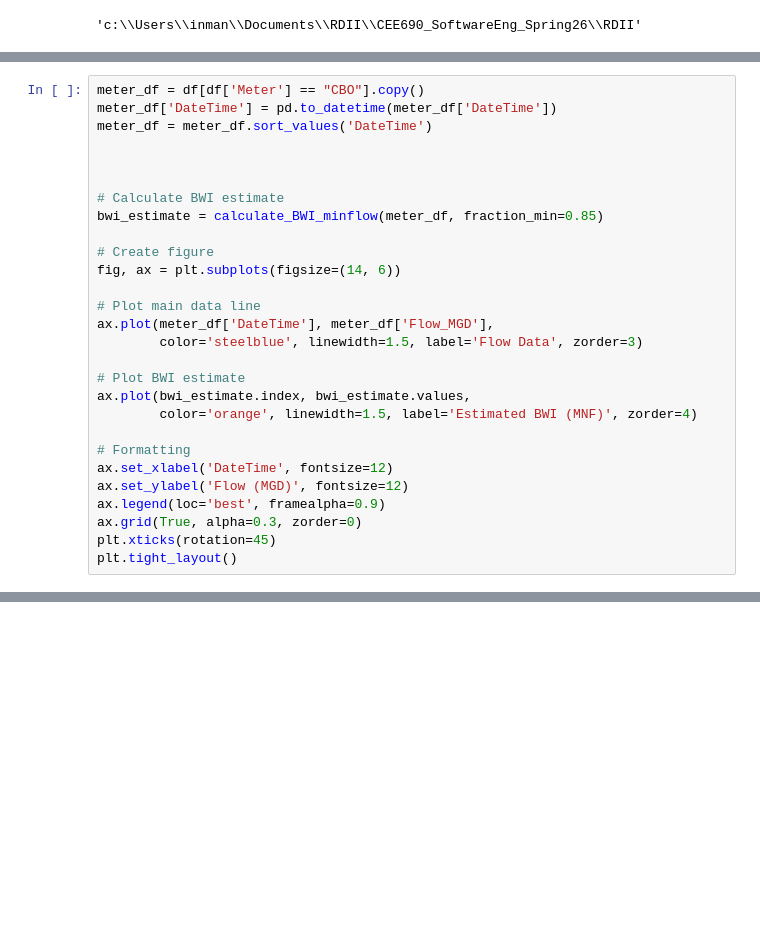
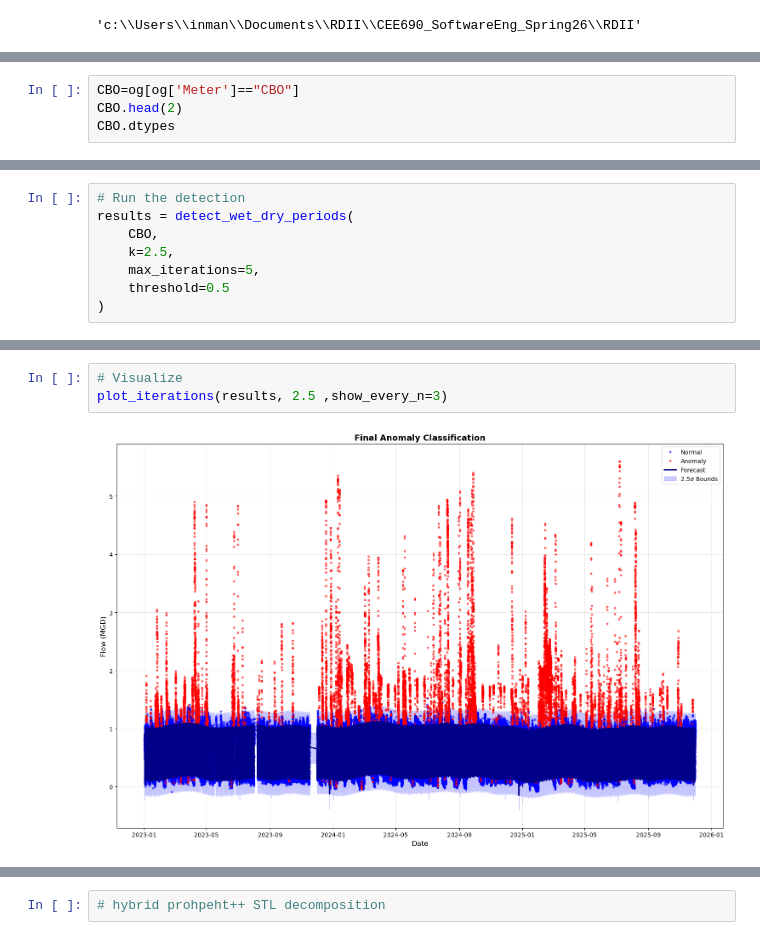
Before and after one commit to inmang13/CEE690_SoftwareEng_Spring26, a Jupyter notebook: RDII/scripts/scrap.ipynb, the cells around one changed output, grey strips where cells are left out. Saved outputs shown, nothing was run; the diff lists cells and outputs as text; blank space fills up the shorter version.

```diff
--- a/RDII/scripts/scrap.ipynb
+++ b/RDII/scripts/scrap.ipynb
@@ -181,28 +22,0 @@ def calculate_BWI_minflow(df, fraction_min=0.85, rolling_window=30, night_start=
-# %%
-meter_df = df[df['Meter'] == "CBO"].copy()
-meter_df['DateTime'] = pd.to_datetime(meter_df['DateTime'])
-meter_df = meter_df.sort_values('DateTime')
-
-
-
-# Calculate BWI estimate
-bwi_estimate = calculate_BWI_minflow(meter_df, fraction_min=0.85)
-
-# Create figure
-fig, ax = plt.subplots(figsize=(14, 6))
-
-# Plot main data line
-ax.plot(meter_df['DateTime'], meter_df['Flow_MGD'],
-        color='steelblue', linewidth=1.5, label='Flow Data', zorder=3)
-
-# Plot BWI estimate
-ax.plot(bwi_estimate.index, bwi_estimate.values,
-        color='orange', linewidth=1.5, label='Estimated BWI (MNF)', zorder=4)
-
-# Formatting
-ax.set_xlabel('DateTime', fontsize=12)
-ax.set_ylabel('Flow (MGD)', fontsize=12)
-ax.legend(loc='best', framealpha=0.9)
-ax.grid(True, alpha=0.3, zorder=0)
-plt.xticks(rotation=45)
-plt.tight_layout()
@@ -635,0 +253,4 @@ plt.show()
+# %%
+CBO=og[og['Meter']=="CBO"]
+CBO.head(2)
+CBO.dtypes
@@ -635,0 +265,8 @@ plt.show()
+# %%
+# Run the detection
+results = detect_wet_dry_periods(
+    CBO,
+    k=2.5,
+    max_iterations=5,
+    threshold=0.5
+)
@@ -635,0 +399,5 @@ plt.show()
+# %%
+# Visualize
+plot_iterations(results, 2.5 ,show_every_n=3)
+# %% [output]
+[figure, added]
@@ -635,0 +405,2 @@ plt.show()
+# %%
+# hybrid prohpeht++ STL decomposition
```
Also changed, not shown: parts of 18 cells of this notebook, 9 other files.
